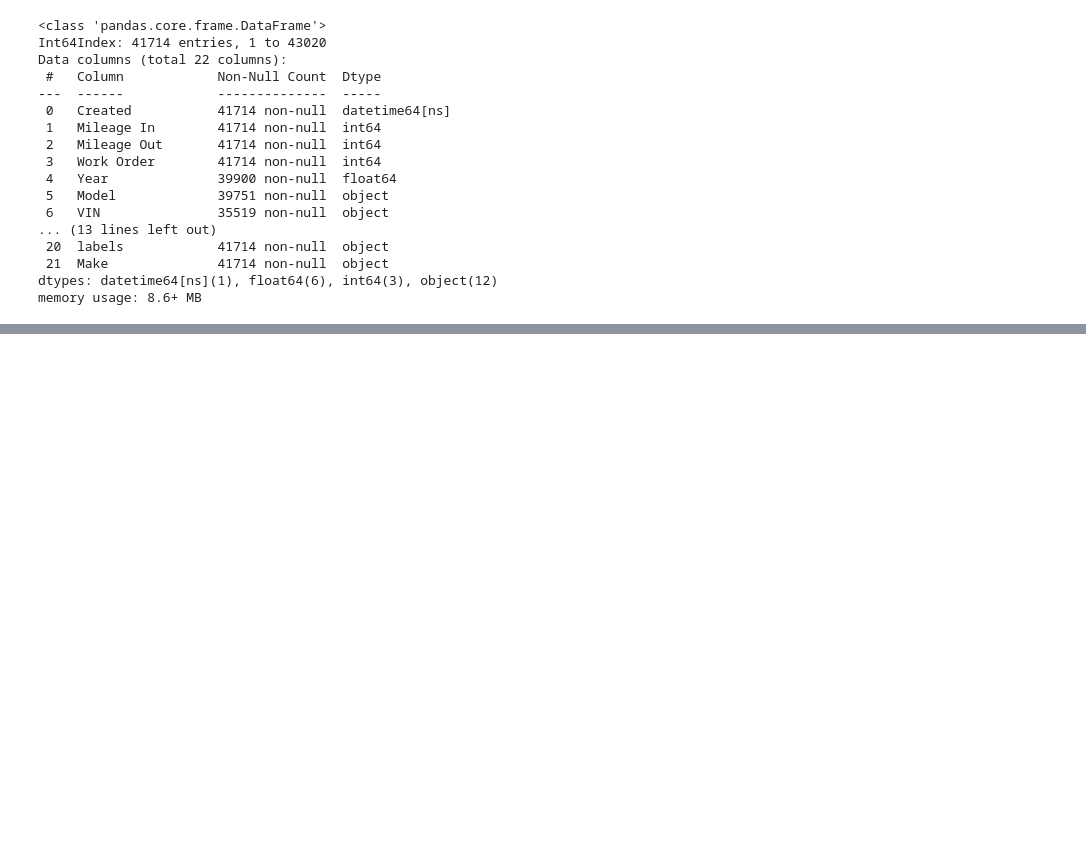
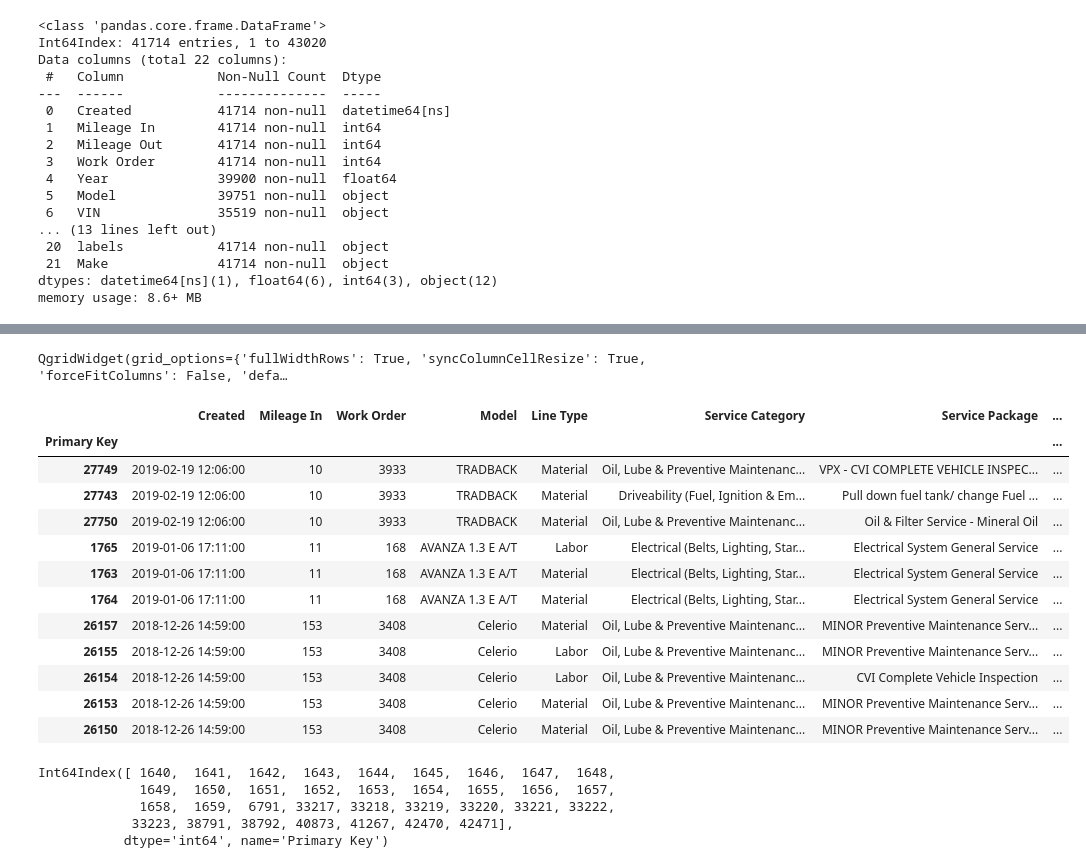
Before and after one commit to just-paul/capstone-autoserved, a Jupyter notebook: Dataset/capstone.ipynb, the cells around one changed output, grey strips where cells are left out. Cells and saved outputs as stored; diff of their text form; code cells hidden in the pictures; blank space fills up the shorter version.

```diff
--- a/Dataset/capstone.ipynb
+++ b/Dataset/capstone.ipynb
@@ -2060,0 +2281,4 @@ df_final2.to_csv('FINAL.csv')
+# %%
+# drop vehicles without Make
+
+model_df = df_final2_v3.drop(index=df_final2_v3[ df_final2_v3['Make']=='no_brand' ].index)
@@ -2060,0 +2323,32 @@ df_final2.to_csv('FINAL.csv')
+# %%
+qgrid_df2 = qgrid.show_grid(model_df)
+# %%
+qgrid_df2
+# %% [output]
+QgridWidget(grid_options={'fullWidthRows': True, 'syncColumnCellResize': True, 'forceFitColumns': False, 'defa…
+# %%
+# Mileage In from 11 to 153 real quick :)))
+
+qgrid_df2.get_selected_df().sort_values('Mileage In')
+# %% [output]
+|  | Created | Mileage In | Work Order | Model | Line Type | Service Category | Service Package | ... |
+| Primary Key |  |  |  |  |  |  |  | ... |
+| 27749 | 2019-02-19 12:06:00 | 10 | 3933 | TRADBACK | Material | Oil, Lube & Preventive Maintenanc... | VPX - CVI COMPLETE VEHICLE INSPEC... | ... |
+| 27743 | 2019-02-19 12:06:00 | 10 | 3933 | TRADBACK | Material | Driveability (Fuel, Ignition & Em... | Pull down fuel tank/ change Fuel ... | ... |
+| 27750 | 2019-02-19 12:06:00 | 10 | 3933 | TRADBACK | Material | Oil, Lube & Preventive Maintenanc... | Oil & Filter Service - Mineral Oil | ... |
+| 1765 | 2019-01-06 17:11:00 | 11 | 168 | AVANZA 1.3 E A/T | Labor | Electrical (Belts, Lighting, Star... | Electrical System General Service | ... |
+| 1763 | 2019-01-06 17:11:00 | 11 | 168 | AVANZA 1.3 E A/T | Material | Electrical (Belts, Lighting, Star... | Electrical System General Service | ... |
+| 1764 | 2019-01-06 17:11:00 | 11 | 168 | AVANZA 1.3 E A/T | Material | Electrical (Belts, Lighting, Star... | Electrical System General Service | ... |
+| 26157 | 2018-12-26 14:59:00 | 153 | 3408 | Celerio | Material | Oil, Lube & Preventive Maintenanc... | MINOR Preventive Maintenance Serv... | ... |
+| 26155 | 2018-12-26 14:59:00 | 153 | 3408 | Celerio | Labor | Oil, Lube & Preventive Maintenanc... | MINOR Preventive Maintenance Serv... | ... |
+| 26154 | 2018-12-26 14:59:00 | 153 | 3408 | Celerio | Labor | Oil, Lube & Preventive Maintenanc... | CVI Complete Vehicle Inspection | ... |
+| 26153 | 2018-12-26 14:59:00 | 153 | 3408 | Celerio | Material | Oil, Lube & Preventive Maintenanc... | MINOR Preventive Maintenance Serv... | ... |
+| 26150 | 2018-12-26 14:59:00 | 153 | 3408 | Celerio | Material | Oil, Lube & Preventive Maintenanc... | MINOR Preventive Maintenance Serv... | ... |
+# %%
+model_df[ model_df['Model'].isnull() ].index
+# %% [output]
+Int64Index([ 1640,  1641,  1642,  1643,  1644,  1645,  1646,  1647,  1648,
+             1649,  1650,  1651,  1652,  1653,  1654,  1655,  1656,  1657,
+             1658,  1659,  6791, 33217, 33218, 33219, 33220, 33221, 33222,
+            33223, 38791, 38792, 40873, 41267, 42470, 42471],
+           dtype='int64', name='Primary Key')
```
Also changed, not shown: parts of 78 cells of this notebook.
